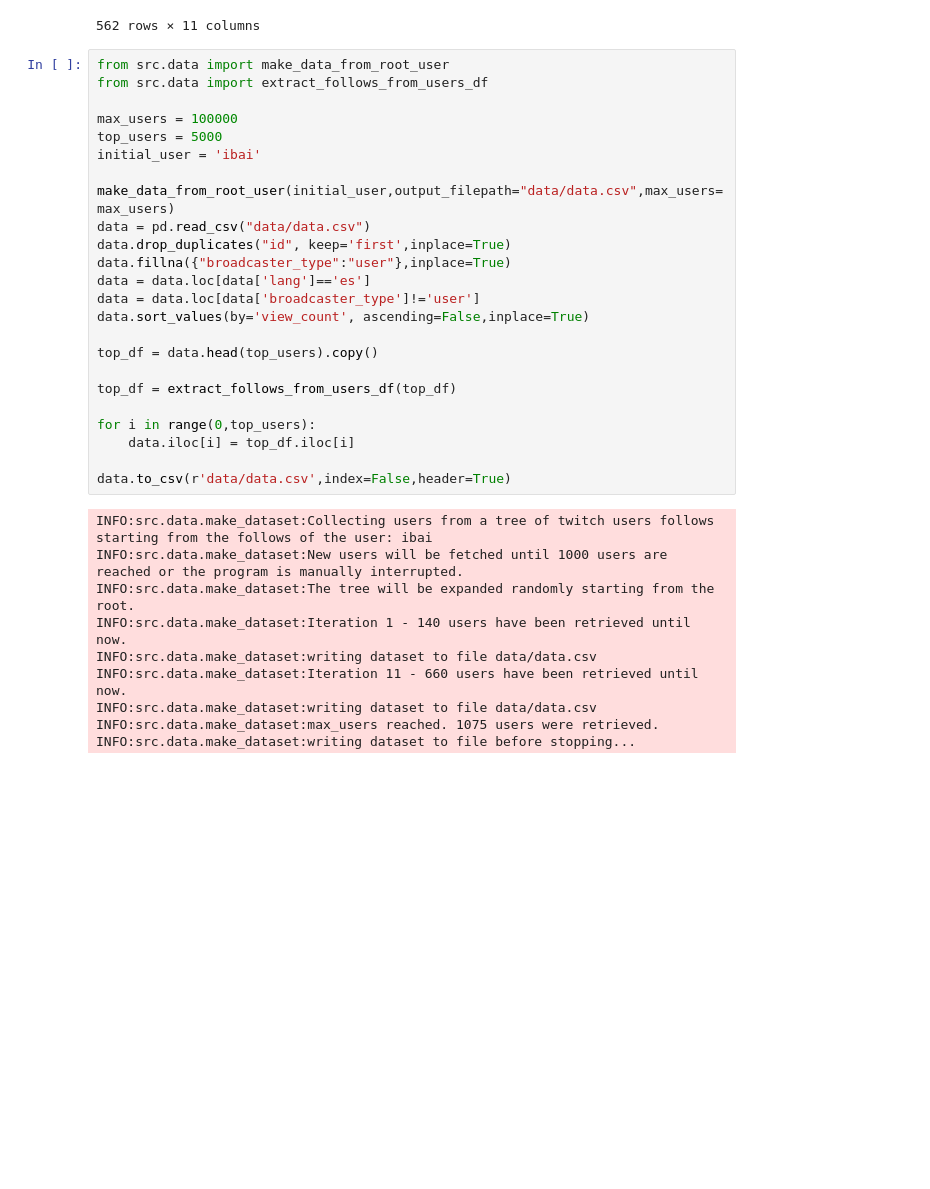
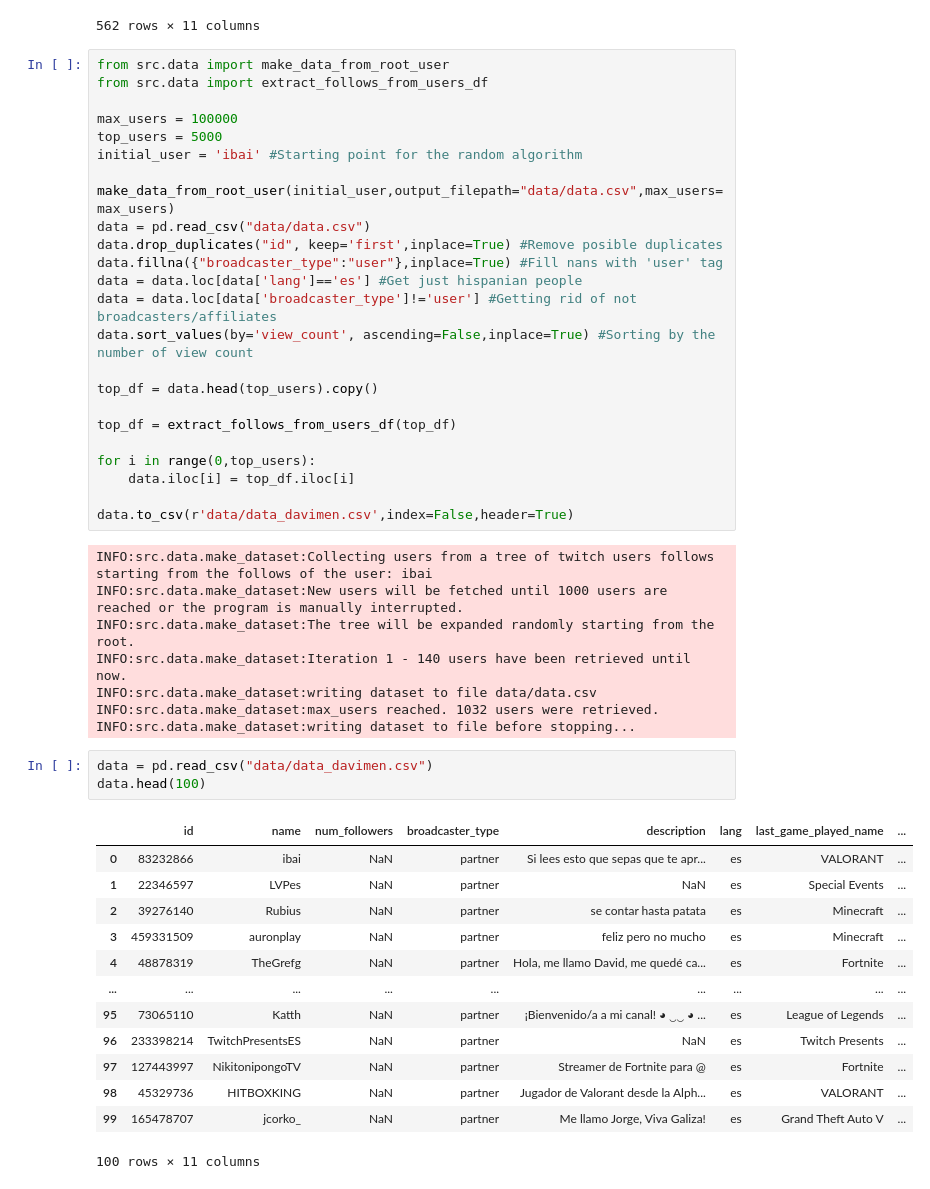
Before and after one commit to Enver-group/twitch-web-analytics, a Jupyter notebook: notebooks/davimen-twitch-api.ipynb, the cells around one changed output. Drawn from its saved outputs; the diff is of its cells as text; blank space fills up the shorter version.

Commit message:
Added new pipeline for creating dataset

```diff
--- a/notebooks/davimen-twitch-api.ipynb
+++ b/notebooks/davimen-twitch-api.ipynb
@@ -108,15 +108,15 @@ from src.data import extract_follows_from_users_df
 
 max_users = 100000
 top_users = 5000
-initial_user = 'ibai'
+initial_user = 'ibai' #Starting point for the random algorithm
 
 make_data_from_root_user(initial_user,output_filepath="data/data.csv",max_users=max_users)
 data = pd.read_csv("data/data.csv")
-data.drop_duplicates("id", keep='first',inplace=True)
-data.fillna({"broadcaster_type":"user"},inplace=True)
-data = data.loc[data['lang']=='es']
-data = data.loc[data['broadcaster_type']!='user']
-data.sort_values(by='view_count', ascending=False,inplace=True)
+data.drop_duplicates("id", keep='first',inplace=True) #Remove posible duplicates
+data.fillna({"broadcaster_type":"user"},inplace=True) #Fill nans with 'user' tag
+data = data.loc[data['lang']=='es'] #Get just hispanian people
+data = data.loc[data['broadcaster_type']!='user'] #Getting rid of not broadcasters/affiliates
+data.sort_values(by='view_count', ascending=False,inplace=True) #Sorting by the number of view count
 
 top_df = data.head(top_users).copy()
 
@@ -125,14 +125,29 @@ top_df = extract_follows_from_users_df(top_df)
 for i in range(0,top_users):
     data.iloc[i] = top_df.iloc[i]
 
-data.to_csv(r'data/data.csv',index=False,header=True)
+data.to_csv(r'data/data_davimen.csv',index=False,header=True)
 # %% [output]
 INFO:src.data.make_dataset:Collecting users from a tree of twitch users follows starting from the follows of the user: ibai
 INFO:src.data.make_dataset:New users will be fetched until 1000 users are reached or the program is manually interrupted.
 INFO:src.data.make_dataset:The tree will be expanded randomly starting from the root.
 INFO:src.data.make_dataset:Iteration 1 - 140 users have been retrieved until now.
 INFO:src.data.make_dataset:writing dataset to file data/data.csv
-INFO:src.data.make_dataset:Iteration 11 - 660 users have been retrieved until now.
-INFO:src.data.make_dataset:writing dataset to file data/data.csv
-INFO:src.data.make_dataset:max_users reached. 1075 users were retrieved.
+INFO:src.data.make_dataset:max_users reached. 1032 users were retrieved.
 INFO:src.data.make_dataset:writing dataset to file before stopping...
+# %%
+data = pd.read_csv("data/data_davimen.csv")
+data.head(100)
+# %% [output]
+|  | id | name | num_followers | broadcaster_type | description | lang | last_game_played_name | ... |
+| 0 | 83232866 | ibai | NaN | partner | Si lees esto que sepas que te apr... | es | VALORANT | ... |
+| 1 | 22346597 | LVPes | NaN | partner | NaN | es | Special Events | ... |
+| 2 | 39276140 | Rubius | NaN | partner | se contar hasta patata | es | Minecraft | ... |
+| 3 | 459331509 | auronplay | NaN | partner | feliz pero no mucho | es | Minecraft | ... |
+| 4 | 48878319 | TheGrefg | NaN | partner | Hola, me llamo David, me quedé ca... | es | Fortnite | ... |
+| ... | ... | ... | ... | ... | ... | ... | ... | ... |
+| 95 | 73065110 | Katth | NaN | partner | ¡Bienvenido/a a mi canal! ◕ ‿‿ ◕ ... | es | League of Legends | ... |
+| 96 | 233398214 | TwitchPresentsES | NaN | partner | NaN | es | Twitch Presents | ... |
+| 97 | 127443997 | NikitonipongoTV | NaN | partner | Streamer de Fortnite para @ | es | Fortnite | ... |
+| 98 | 45329736 | HITBOXKING | NaN | partner | Jugador de Valorant desde la Alph... | es | VALORANT | ... |
+| 99 | 165478707 | jcorko_ | NaN | partner | Me llamo Jorge, Viva Galiza! | es | Grand Theft Auto V | ... |
+100 rows × 11 columns
```
Also changed, not shown: 2 other files.
